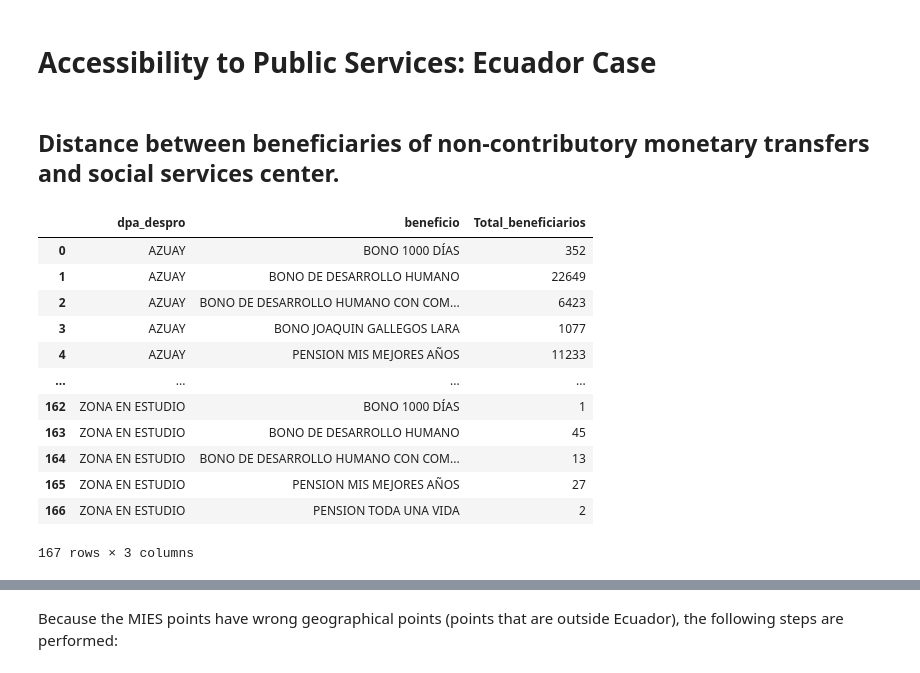
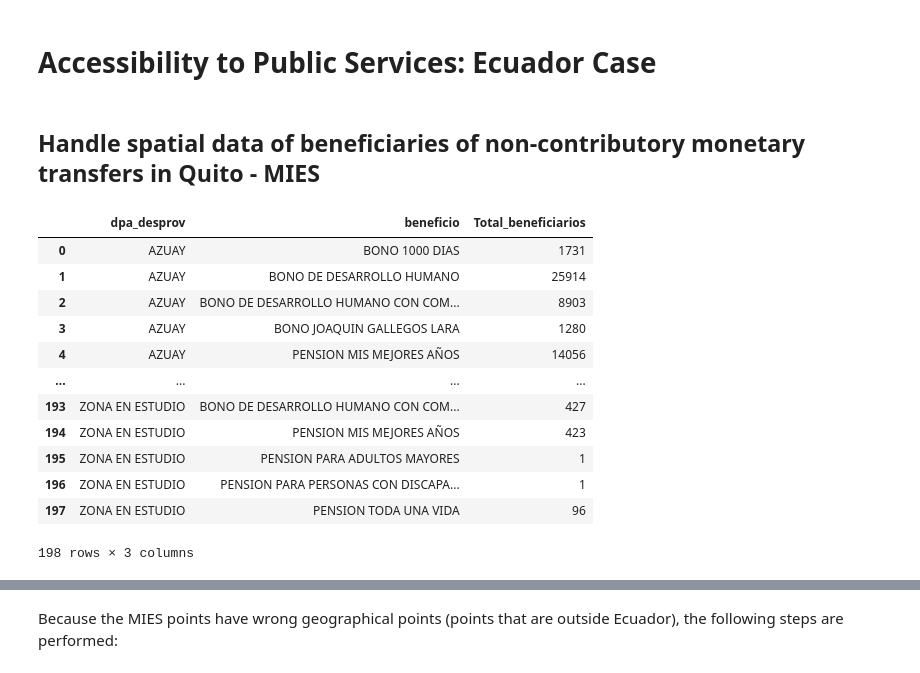
Before and after one commit to megonzau/Spatial-Analytics, a Jupyter notebook: code/main.ipynb, the cells around one changed output, grey strips where cells are left out. Saved outputs shown, nothing was run; the diff lists cells and outputs as text; code cells hidden in the pictures.

```diff
--- a/code/main.ipynb
+++ b/code/main.ipynb
@@ -24,32 +24,32 @@ rcParams['figure.figsize'] = 12,12
 import warnings
 warnings.filterwarnings('ignore')
 # %% [markdown]
-## Distance between beneficiaries of non-contributory monetary transfers and social services center.
+## Handle spatial data of beneficiaries of non-contributory monetary transfers in Quito - MIES
 # %%
 #Database from MIES
 
 # BDH and others pensions
-df_1 = pd.read_excel("https://info.inclusion.gob.ec/images/usuarios_externos/2022/BENEFICIARIOS_BONOS_PENSIONES_JUL2022.xls", sheet_name= "PARTE 1 JULIO2022",dtype={'dpa_provin': str})
-df_2 = pd.read_excel("https://info.inclusion.gob.ec/images/usuarios_externos/2022/BENEFICIARIOS_BONOS_PENSIONES_JUL2022.xls", sheet_name= "PARTE 2 JULIO2022")
+df_1 = pd.read_excel("https://info.inclusion.gob.ec/images/usuarios_externos/2023/bonos_pensiones_ago2023.xlsx", sheet_name= "PARTE 1 AGO2023",dtype={'dpa_prov': str})
+df_2 = pd.read_excel("https://info.inclusion.gob.ec/images/usuarios_externos/2023/bonos_pensiones_ago2023.xlsx", sheet_name= "PARTE 2 AGO2023")
 df_MIES = pd.concat([df_1, df_2], ignore_index=True)
 
 
-df_ben = df_MIES.groupby(['dpa_despro','beneficio'])['beneficio'].count().reset_index(name='Total_beneficiarios')
+df_ben = df_MIES.groupby(['dpa_desprov','beneficio'])['beneficio'].count().reset_index(name='Total_beneficiarios')
 df_ben
 # %% [output]
-|  | dpa_despro | beneficio | Total_beneficiarios |
-| 0 | AZUAY | BONO 1000 DÍAS | 352 |
-| 1 | AZUAY | BONO DE DESARROLLO HUMANO | 22649 |
-| 2 | AZUAY | BONO DE DESARROLLO HUMANO CON COM... | 6423 |
-| 3 | AZUAY | BONO JOAQUIN GALLEGOS LARA | 1077 |
-| 4 | AZUAY | PENSION MIS MEJORES AÑOS | 11233 |
+|  | dpa_desprov | beneficio | Total_beneficiarios |
+| 0 | AZUAY | BONO 1000 DIAS | 1731 |
+| 1 | AZUAY | BONO DE DESARROLLO HUMANO | 25914 |
+| 2 | AZUAY | BONO DE DESARROLLO HUMANO CON COM... | 8903 |
+| 3 | AZUAY | BONO JOAQUIN GALLEGOS LARA | 1280 |
+| 4 | AZUAY | PENSION MIS MEJORES AÑOS | 14056 |
 | ... | ... | ... | ... |
-| 162 | ZONA EN ESTUDIO | BONO 1000 DÍAS | 1 |
-| 163 | ZONA EN ESTUDIO | BONO DE DESARROLLO HUMANO | 45 |
-| 164 | ZONA EN ESTUDIO | BONO DE DESARROLLO HUMANO CON COM... | 13 |
-| 165 | ZONA EN ESTUDIO | PENSION MIS MEJORES AÑOS | 27 |
-| 166 | ZONA EN ESTUDIO | PENSION TODA UNA VIDA | 2 |
+| 193 | ZONA EN ESTUDIO | BONO DE DESARROLLO HUMANO CON COM... | 427 |
+| 194 | ZONA EN ESTUDIO | PENSION MIS MEJORES AÑOS | 423 |
+| 195 | ZONA EN ESTUDIO | PENSION PARA ADULTOS MAYORES | 1 |
+| 196 | ZONA EN ESTUDIO | PENSION PARA PERSONAS CON DISCAPA... | 1 |
+| 197 | ZONA EN ESTUDIO | PENSION TODA UNA VIDA | 96 |
-167 rows × 3 columns
+198 rows × 3 columns
 # %%
 # Convert  MIES´s Database to spatial format "EPSG:4326"
 
```
Also changed, not shown: parts of 22 cells of this notebook, 1 other file.
